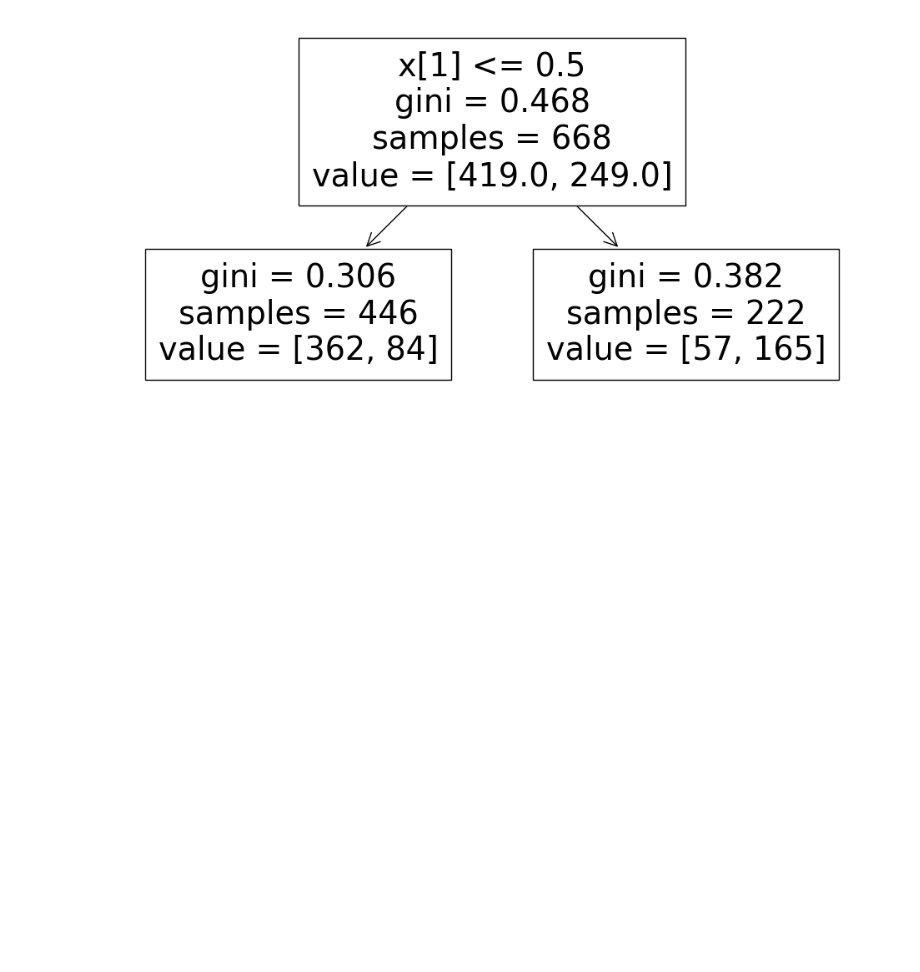
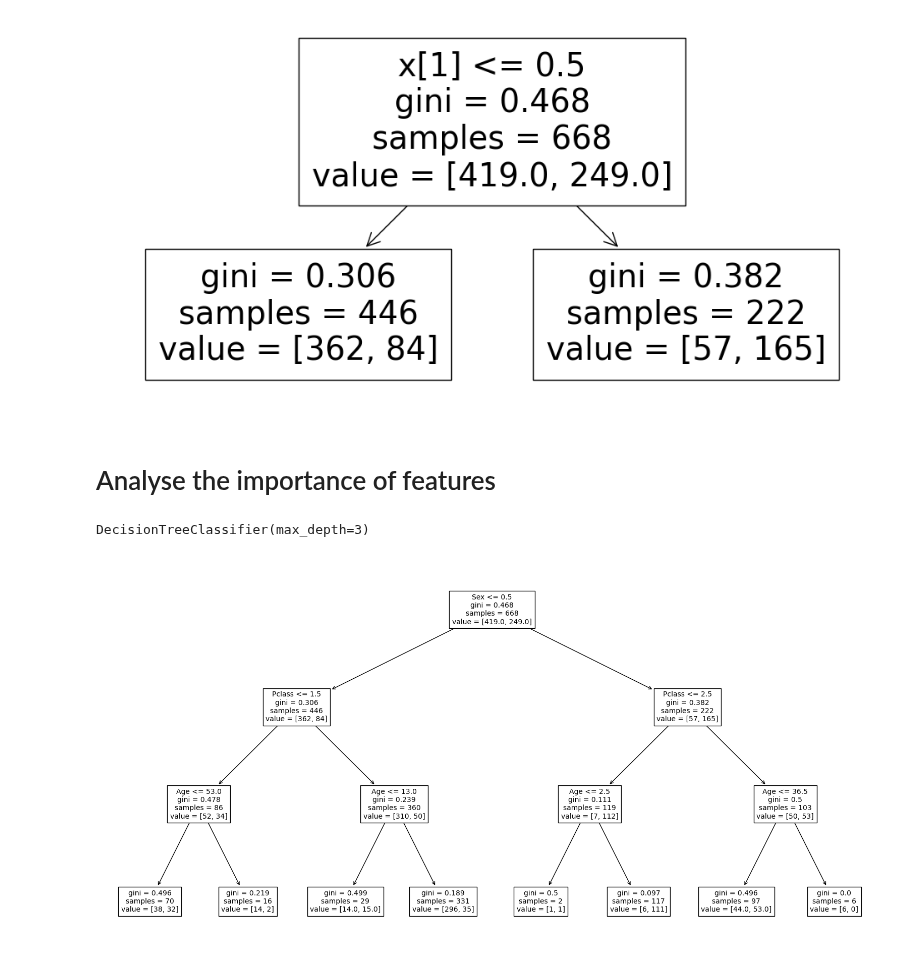
Before and after one commit to A-C-Sai/working-with-data, a Jupyter notebook: basic-models/DecisionTree/DecisionTree.ipynb, the cells around one changed output. Cells and saved outputs as stored; diff of their text form; code cells hidden in the pictures; blank space fills up the shorter version.

Commit message:
feature importance from DT

```diff
--- a/basic-models/DecisionTree/DecisionTree.ipynb
+++ b/basic-models/DecisionTree/DecisionTree.ipynb
@@ -98,3 +98,18 @@ MyTreeClassifier: estimator2:
  'left_child': 0,
  'right_child': 1}
 [figure]
+# %% [markdown]
+# Analyse the importance of features
+# %%
+# Train model
+clf = DecisionTreeClassifier(max_depth=3)
+clf.fit(x_train[:,[0,1,2]],y_train)
+# %% [output]
+DecisionTreeClassifier(max_depth=3)
+# %%
+# Visualize the tree
+plt.figure(figsize=(20,10))
+tree.plot_tree(clf, feature_names=['Pclass','Sex','Age'], fontsize=10)
+plt.show()
+# %% [output]
+[figure, added]
```
Also changed, not shown: parts of 3 cells of this notebook.
